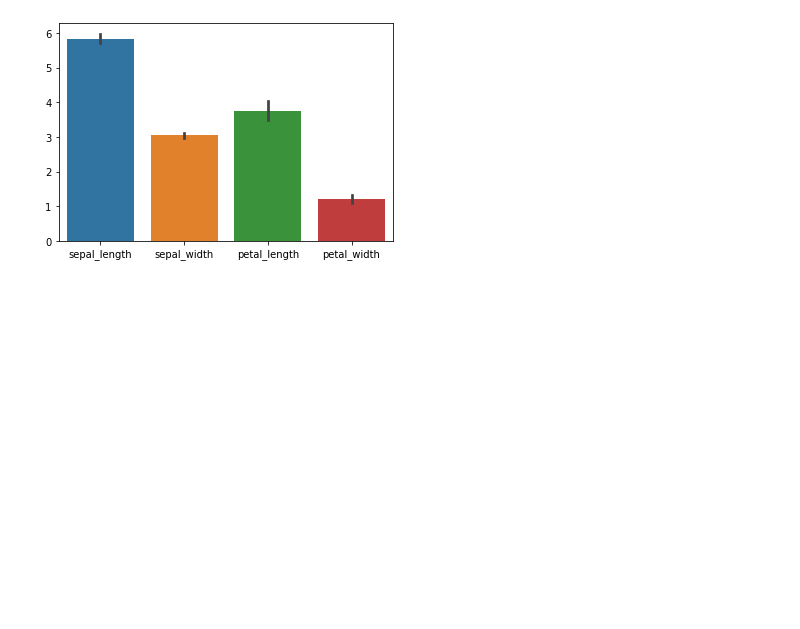
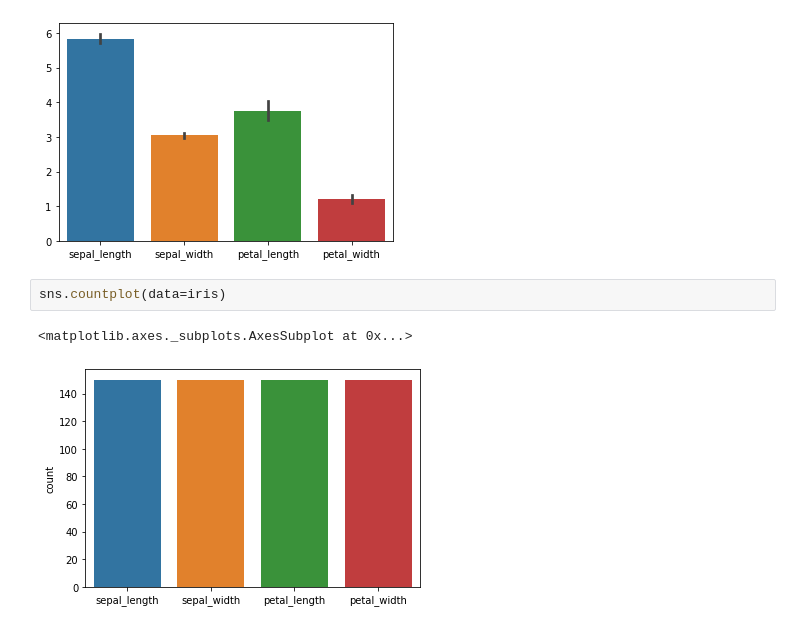
Before and after one commit to Sheljalomash140897/Sheljalomash140897, a Jupyter notebook: Untitled0.ipynb, the cells around one changed output. Drawn from its saved outputs; the diff is of its cells as text; blank space fills up the shorter version.

```diff
--- a/Untitled0.ipynb
+++ b/Untitled0.ipynb
@@ -50,3 +50,8 @@ sns.barplot(data=iris)
 # %% [output]
 <matplotlib.axes._subplots.AxesSubplot at 0x...>
 [figure]
+# %%
+sns.countplot(data=iris)
+# %% [output]
+<matplotlib.axes._subplots.AxesSubplot at 0x...>
+[figure, added]
```
Also changed, not shown: parts of 2 cells of this notebook.
